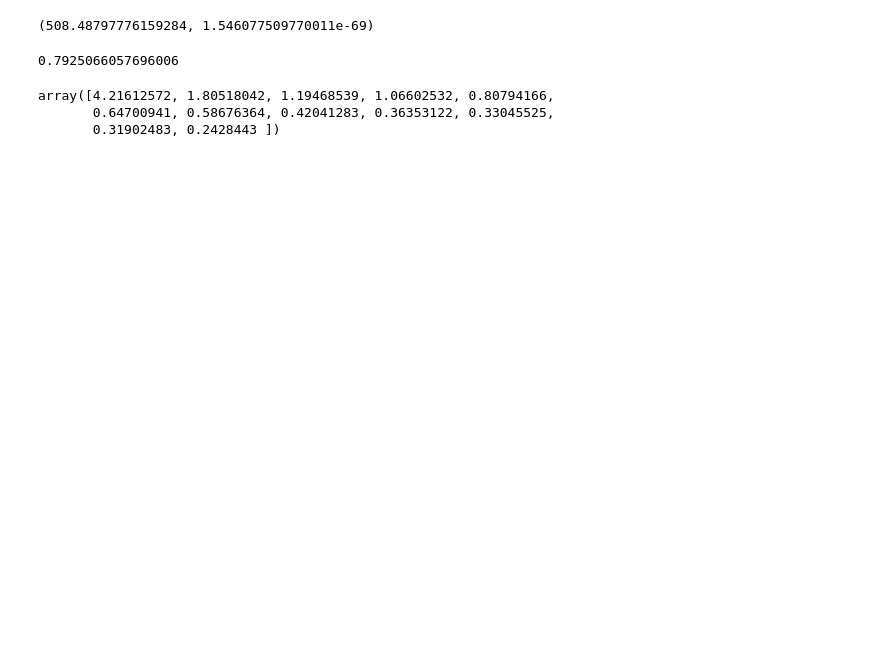
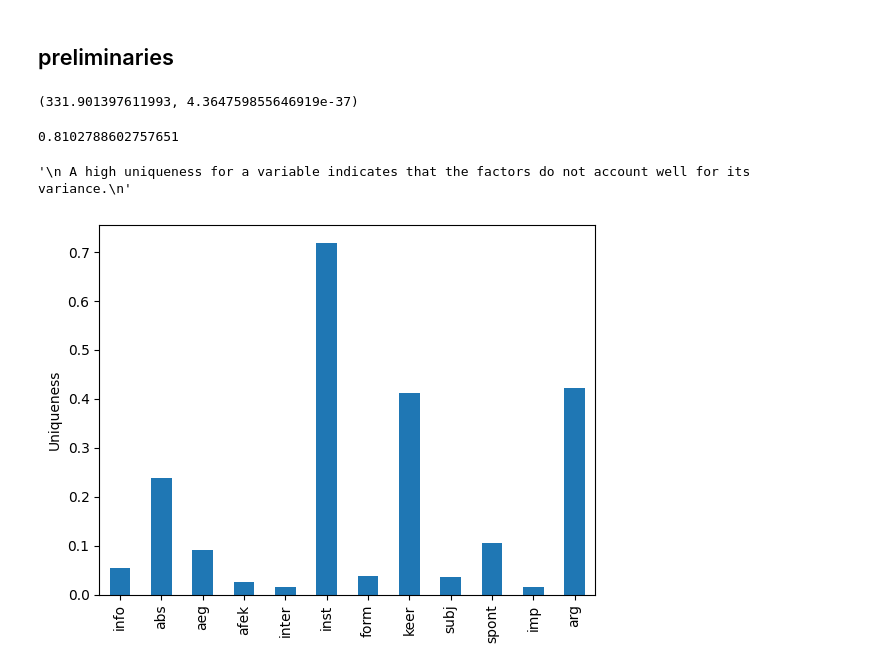
Before and after one commit to kristiinavaik/limesurvey_data, a Jupyter notebook: eesti_analyys/factor_analysis.ipynb, the cells around one changed output. Drawn from its saved outputs; the diff is of its cells as text; code cells hidden in the pictures; blank space fills up the shorter version.

```diff
--- a/eesti_analyys/factor_analysis.ipynb
+++ b/eesti_analyys/factor_analysis.ipynb
@@ -40,0 +61,13 @@ dim_ver1
+# %%
+# generate dimenions pair for calculating correlation
+col_list = [d.split('_')[0] for d in col_list1]
+dim_pairs = [pair for pair in itertools.combinations(col_list, 2)]
+
+# correlation calculations
+corrs = []
+for p in dim_pairs:
+    arr1, arr2 = dim_ver1[p[0]], dim_ver1[p[1]]
+    sp = stats.spearmanr(arr1, arr2)
+    correlation = sp.correlation
+    corrs.append([p, correlation])
+corrs
@@ -40,0 +92,13 @@ dim_ver1
+# %%
+# constructing a dataframe
+data = defaultdict(dict)
+for dims, val in corrs:
+    dim = defaultdict()
+    a, b = dims[0], dims[1]
+    data[a][b] = val
+    data[b][a] = val
+    data[a][a] = 1
+    data[b][b] = 1
+
+dim_corr_data = pd.DataFrame.from_dict(data, orient='index')
+dim_corr_data
@@ -41,3 +119,5 @@ dim_ver1
+# %% [markdown]
+## preliminaries
 # %%
 from factor_analyzer.factor_analyzer import calculate_bartlett_sphericity
 
@@ -48,10 +128,10 @@ If the test found statistically insignificant, you should not employ a factor an
 
 """
 
-chi_square_value, p_value = calculate_bartlett_sphericity(dim_ver1)
-chi_square_value, p_value # p-vä'rtus tuli 1.546077509770011e-69
+chi_square_value, p_value = calculate_bartlett_sphericity(dim_corr_data)
+chi_square_value, p_value # p-value 4.364759855646919e-37
 # %% [output]
-(508.48797776159284, 1.546077509770011e-69)
+(331.901397611993, 4.364759855646919e-37)
 # %%
 from factor_analyzer.factor_analyzer import calculate_kmo
 
@@ -63,17 +143,23 @@ Lower proportion id more suitable for factor analysis. KMO values range between
 Value of KMO less than 0.6 is considered inadequate.
 """
 
-kmo_all,kmo_model=calculate_kmo(dim_ver1)
-kmo_model # tuli 0.79
+kmo_all,kmo_model=calculate_kmo(dim_corr_data)
+kmo_model
 # %% [output]
-0.7925066057696006
+0.8102788602757651
-# %%
-fa = FactorAnalyzer(rotation=None)
-fa.fit(dim_ver1, 25)
-# Check Eigenvalues
-ev, v = fa.get_eigenvalues()
-ev # sain 4 faktorit, mille omaväärtus on üle 1.
-# %% [output]
-array([4.21612572, 1.80518042, 1.19468539, 1.06602532, 0.80794166,
-       0.64700941, 0.58676364, 0.42041283, 0.36353122, 0.33045525,
-       0.31902483, 0.2428443 ])
+# %%
+#sklearn
+fa = FactorAnalysis(n_components = 3, rotation="varimax")
+fa.fit(X)
+uniqueness = pd.Series(fa.noise_variance_, index=dim_corr_data.columns)
+uniqueness.plot(
+    kind="bar",
+    ylabel="Uniqueness"
+)
+
+"""
+ A high uniqueness for a variable indicates that the factors do not account well for its variance.
+"""
+# %% [output]
+'\n A high uniqueness for a variable indicates that the factors do not account well for its variance.\n'
+[figure, added]
```
Also changed, not shown: parts of 21 cells of this notebook.
